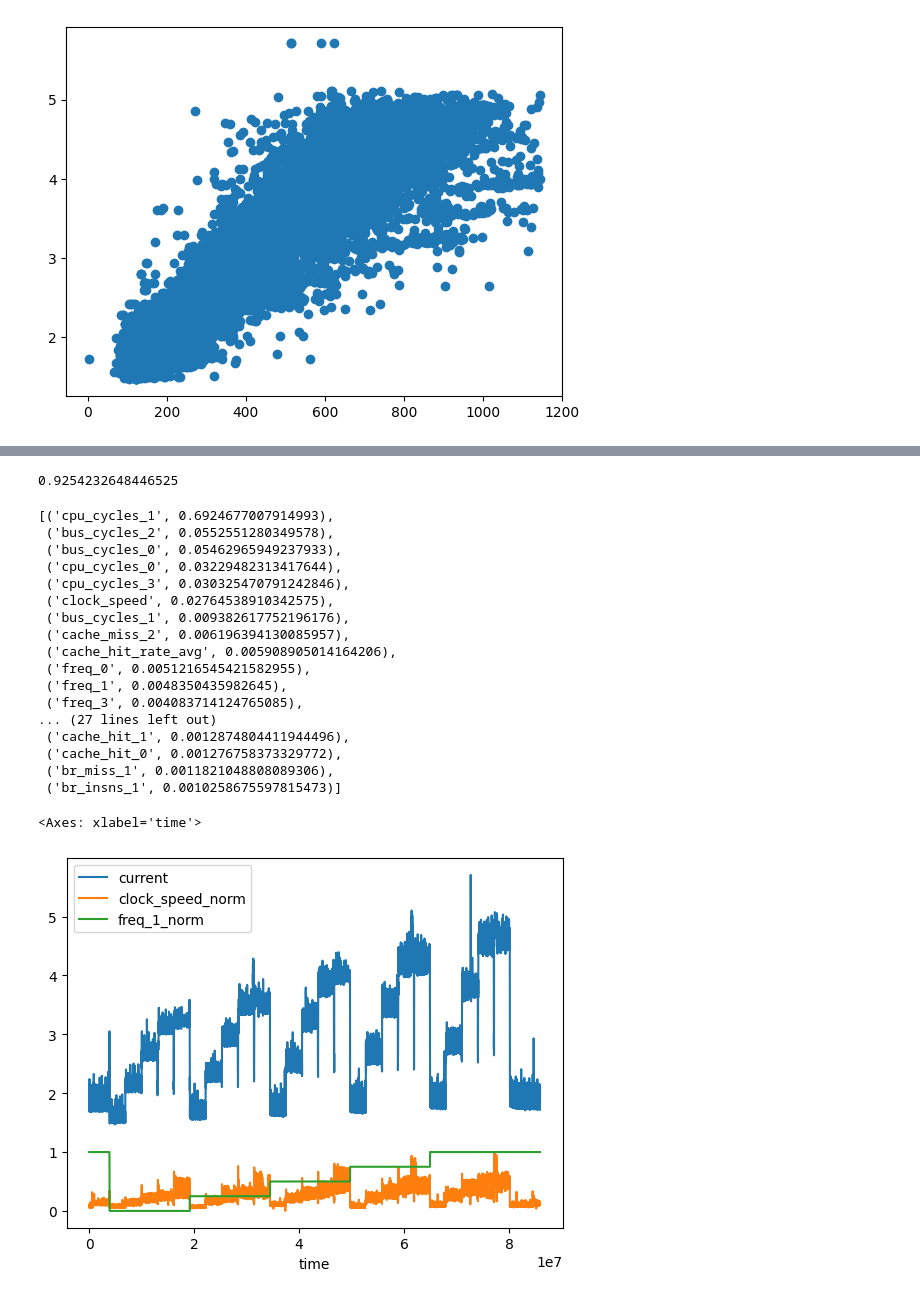
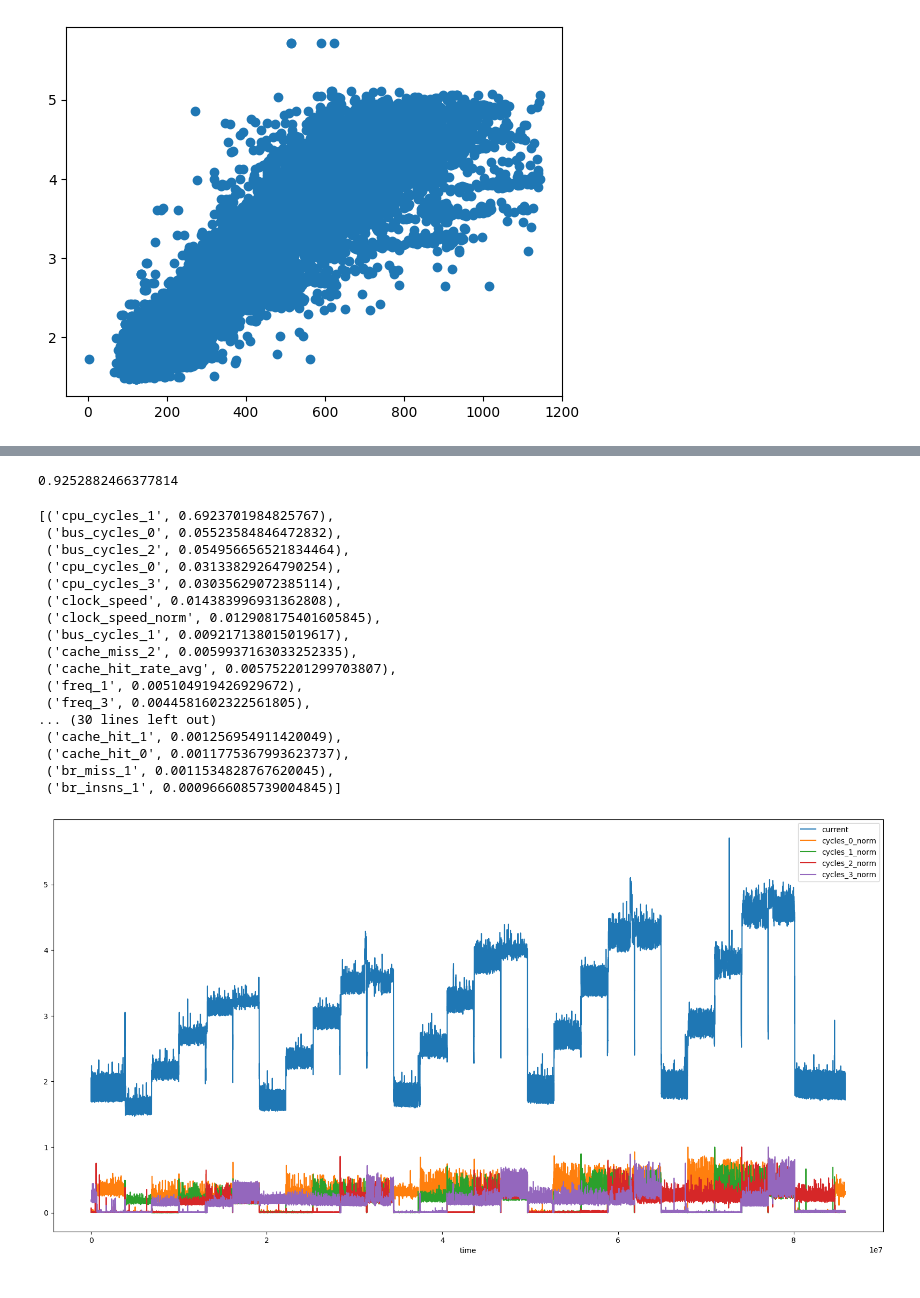
Before and after one commit to radshield/raspi-sel, a Jupyter notebook: analysis/perf_numa.ipynb, the cells around one changed output, grey strips where cells are left out. Drawn from its saved outputs; the diff is of its cells as text; code cells hidden in the pictures.

```diff
--- a/analysis/perf_numa.ipynb
+++ b/analysis/perf_numa.ipynb
@@ -33,6 +33,8 @@ cpu_df['br_miss_rate_3'] = cpu_df['br_miss_3'] / cpu_df['br_insns_3']
 cpu_df['br_miss_rate_avg'] = (cpu_df['br_miss_rate_0'] + cpu_df['br_miss_rate_1'] + cpu_df['br_miss_rate_2'] + cpu_df['br_miss_rate_3']) / 4
 
 cpu_df['clock_speed'] = (cpu_df['insns_0'] + cpu_df['insns_1'] + cpu_df['insns_2'] + cpu_df['insns_3']) / (cpu_df['time'] - cpu_df['time'].shift())
+cpu_df['insns_0_norm'] = cpu_df['insns_0'] / (cpu_df['time'] - cpu_df['time'].shift())
+cpu_df['insns_1_norm'] = cpu_df['insns_1'] / (cpu_df['time'] - cpu_df['time'].shift())
 cpu_df = cpu_df.drop(index=0)
 
 cpu_df
@@ -114,38 +124,39 @@ rf = RandomForestRegressor(random_state=42)
 rf.fit(X_dev, y_dev)
 rf.score(X_test, y_test)
 # %% [output]
-0.9254232648446525
+0.9252882466377814
 # %%
 feature_names = df_X.columns
 feature_imps = zip(feature_names, rf.feature_importances_)
 feature_imps = sorted(list(feature_imps), key=lambda x: x[1], reverse=True)
 feature_imps
 # %% [output]
-[('cpu_cycles_1', 0.6924677007914993),
- ('bus_cycles_2', 0.0552551280349578),
- ('bus_cycles_0', 0.05462965949237933),
- ('cpu_cycles_0', 0.03229482313417644),
- ('cpu_cycles_3', 0.030325470791242846),
- ('clock_speed', 0.02764538910342575),
- ('bus_cycles_1', 0.009382617752196176),
- ('cache_miss_2', 0.006196394130085957),
- ('cache_hit_rate_avg', 0.005908905014164206),
- ('freq_0', 0.0051216545421582955),
- ('freq_1', 0.0048350435982645),
- ('freq_3', 0.004083714124765085),
-... (27 lines left out)
- ('cache_hit_1', 0.0012874804411944496),
- ('cache_hit_0', 0.001276758373329772),
- ('br_miss_1', 0.0011821048808089306),
- ('br_insns_1', 0.0010258675597815473)]
+[('cpu_cycles_1', 0.6923701984825767),
+ ('bus_cycles_0', 0.05523584846472832),
+ ('bus_cycles_2', 0.054956656521834464),
+ ('cpu_cycles_0', 0.03133829264790254),
+ ('cpu_cycles_3', 0.03035629072385114),
+ ('clock_speed', 0.014383996931362808),
+ ('clock_speed_norm', 0.012908175401605845),
+ ('bus_cycles_1', 0.009217138015019617),
+ ('cache_miss_2', 0.0059937163033252335),
+ ('cache_hit_rate_avg', 0.005752201299703807),
+ ('freq_1', 0.005104919426929672),
+ ('freq_3', 0.0044581602322561805),
+... (30 lines left out)
+ ('cache_hit_1', 0.001256954911420049),
+ ('cache_hit_0', 0.0011775367993623737),
+ ('br_miss_1', 0.0011534828767620045),
+ ('br_insns_1', 0.0009666085739004845)]
 # %%
-cpu_df['clock_speed_norm'] = min_max_scaling(cpu_df['clock_speed'])
-cpu_df['freq_1_norm'] = min_max_scaling(cpu_df['freq_1'])
+cpu_df['cycles_0_norm'] = min_max_scaling(cpu_df['insns_0'] / (cpu_df['time'] - cpu_df['time'].shift()))
+cpu_df['cycles_1_norm'] = min_max_scaling(cpu_df['insns_1'] / (cpu_df['time'] - cpu_df['time'].shift()))
+cpu_df['cycles_2_norm'] = min_max_scaling(cpu_df['insns_2'] / (cpu_df['time'] - cpu_df['time'].shift()))
+cpu_df['cycles_3_norm'] = min_max_scaling(cpu_df['insns_3'] / (cpu_df['time'] - cpu_df['time'].shift()))
 
-cpu_df.plot(x='time', y=['current', 'clock_speed_norm', 'freq_1_norm'])
+ax = cpu_df.plot(x='time', y=['current', 'cycles_0_norm', 'cycles_1_norm', 'cycles_2_norm', 'cycles_3_norm'], figsize=(20, 10))
 # %% [output]
-<Axes: xlabel='time'>
-[figure, old version]
+[figure, new version]
 # %%
 mem_df = pd.read_csv('../results/mem-numa.csv')
 
```
Also changed, not shown: parts of 10 cells of this notebook, 2 other files.
